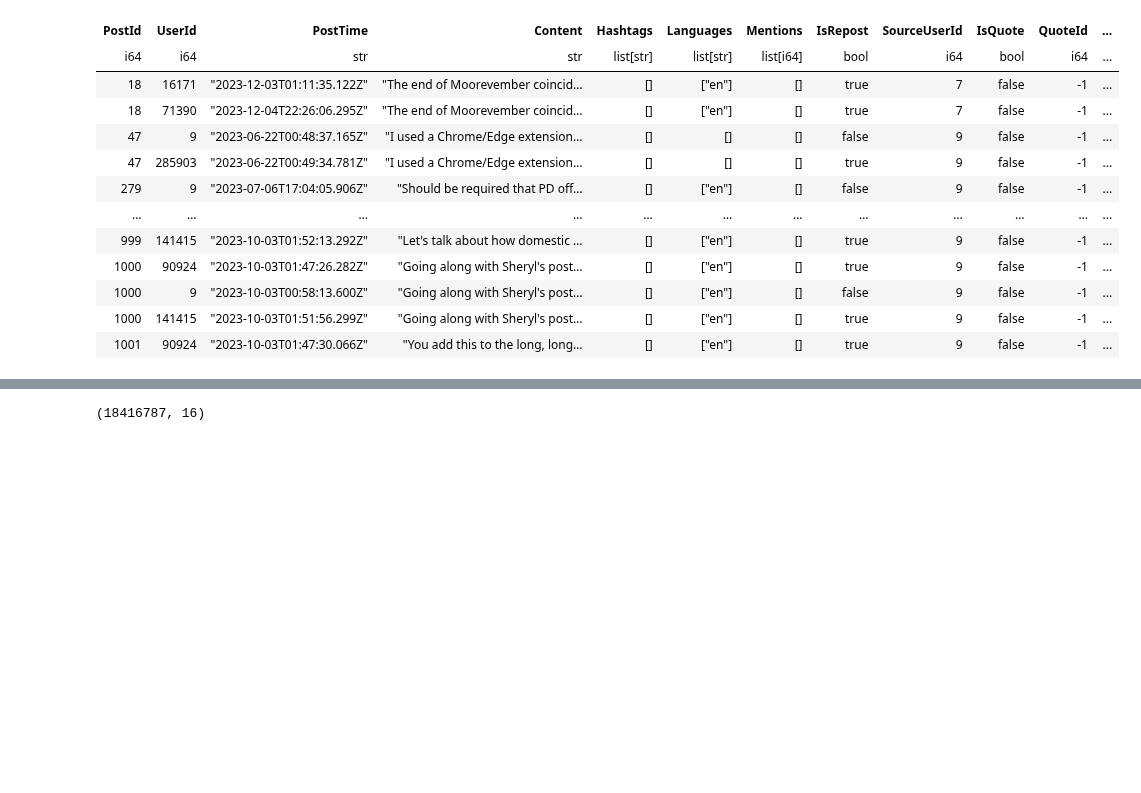
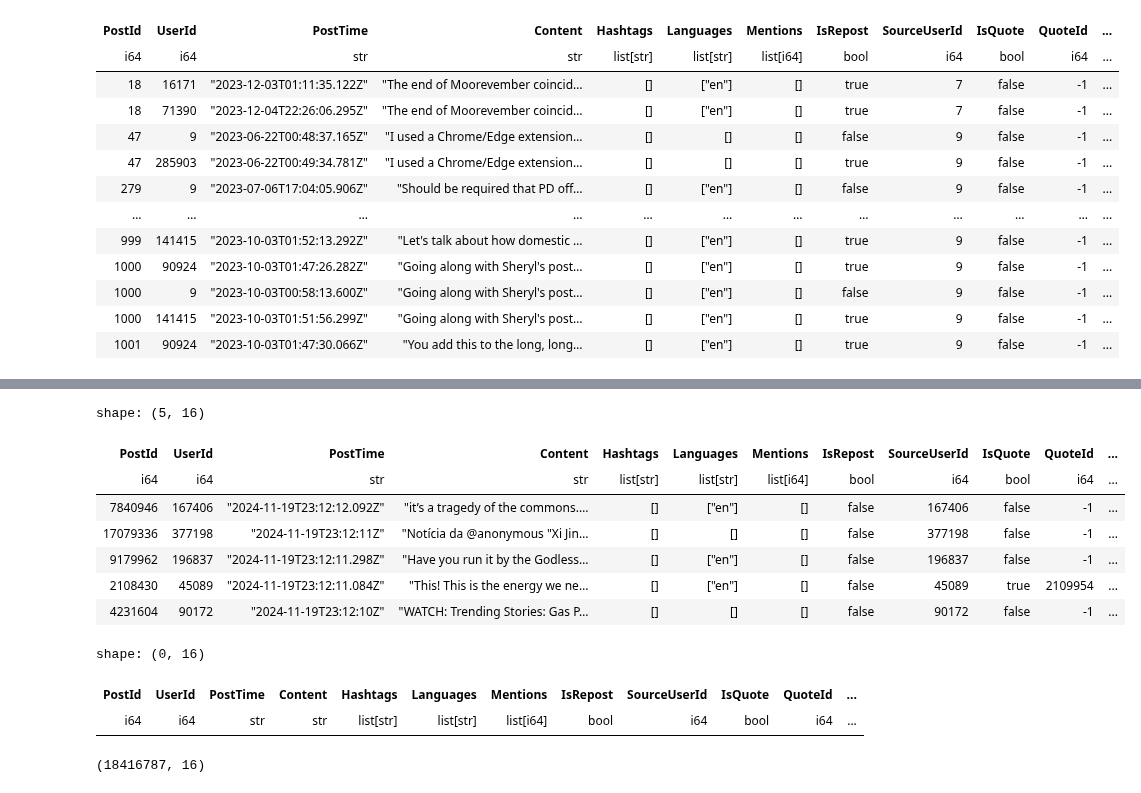
Before and after one commit to dredredre20/Thesis_Repository, a Jupyter notebook: Bluesky Test/Politsky24_Test.ipynb, the cells around one changed output, grey strips where cells are left out. Cells and saved outputs as stored; diff of their text form; code cells hidden in the pictures; blank space fills up the shorter version.

```diff
--- a/Bluesky Test/Politsky24_Test.ipynb
+++ b/Bluesky Test/Politsky24_Test.ipynb
@@ -133,3 +153,27 @@ shape: (20, 16)
+# %%
+# Non-reposts all have SourceUserIds equal to UserId (original author)
+falseRepost = user_post_history_df.filter(
+    (pl.col("IsRepost") == "false") & (pl.col("SourceUserId") != -1)
+    )
+falseRepost.head()
+# %% [output]
+shape: (5, 16)
+| PostId | UserId | PostTime | Content | Hashtags | Languages | Mentions | IsRepost | SourceUserId | IsQuote | QuoteId | ... |
+| i64 | i64 | str | str | list[str] | list[str] | list[i64] | bool | i64 | bool | i64 | ... |
+| 7840946 | 167406 | "2024-11-19T23:12:12.092Z" | "it’s a tragedy of the commons.… | [] | ["en"] | [] | false | 167406 | false | -1 | ... |
+| 17079336 | 377198 | "2024-11-19T23:12:11Z" | "Notícia da @anonymous "Xi Jin… | [] | [] | [] | false | 377198 | false | -1 | ... |
+| 9179962 | 196837 | "2024-11-19T23:12:11.298Z" | "Have you run it by the Godless… | [] | ["en"] | [] | false | 196837 | false | -1 | ... |
+| 2108430 | 45089 | "2024-11-19T23:12:11.084Z" | "This! This is the energy we ne… | [] | ["en"] | [] | false | 45089 | true | 2109954 | ... |
+| 4231604 | 90172 | "2024-11-19T23:12:10Z" | "WATCH: Trending Stories: Gas P… | [] | [] | [] | false | 90172 | false | -1 | ... |
+# %%
+falseQuotes = user_post_history_df.filter(
+    (pl.col("IsQuote") == "false") & (pl.col("QuoteUserId") != -1)
+    )
+falseQuotes.head()
+# %% [output]
+shape: (0, 16)
+| PostId | UserId | PostTime | Content | Hashtags | Languages | Mentions | IsRepost | SourceUserId | IsQuote | QuoteId | ... |
+| i64 | i64 | str | str | list[str] | list[str] | list[i64] | bool | i64 | bool | i64 | ... |
 # %%
 user_post_history_df.shape
 # %% [output]
```
Also changed, not shown: parts of 31 cells of this notebook.
